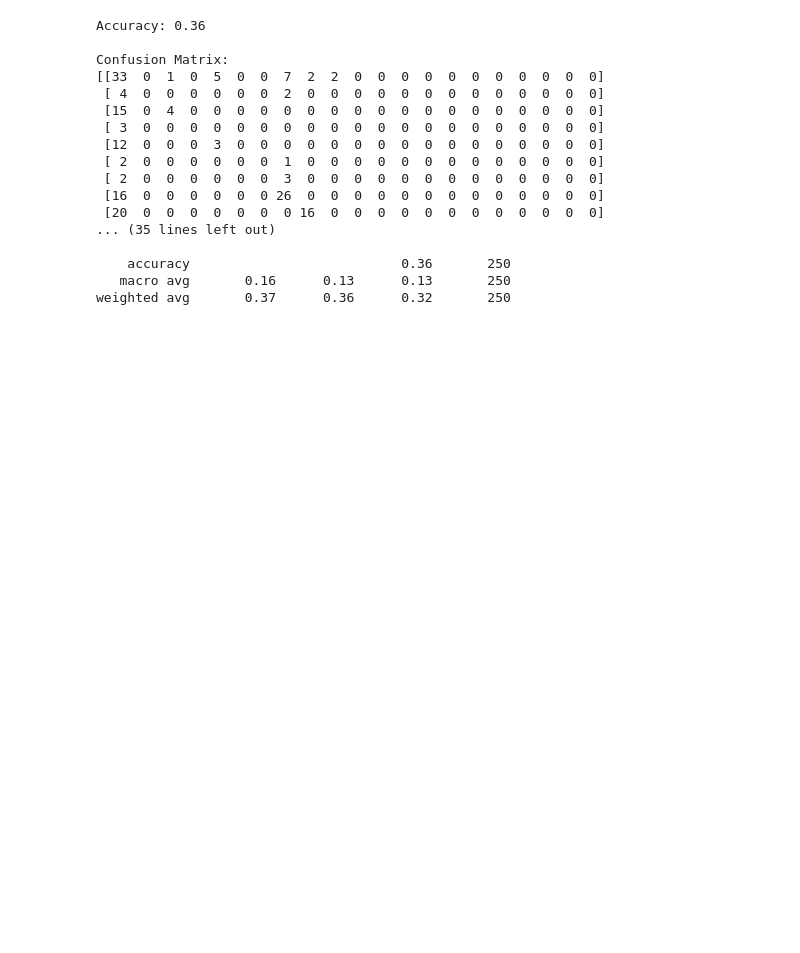
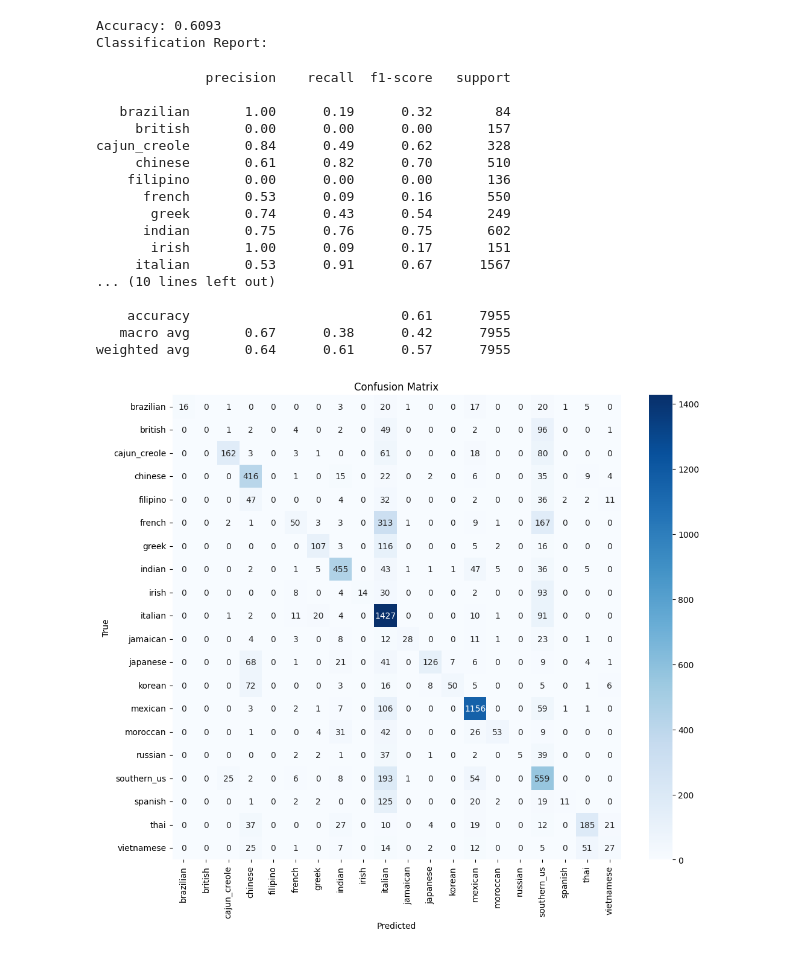
Before and after one commit to Tousty-Dzmitry/Belhard-HW, a Jupyter notebook: home_work_4/ hw.ipynb, the cells around one changed output. Cells and saved outputs as stored; diff of their text form; code cells hidden in the pictures; blank space fills up the shorter version.

```diff
--- a/home_work_4/ hw.ipynb
+++ b/home_work_4/ hw.ipynb
@@ -105,46 +49,58 @@ You should consider upgrading via the '/home/dzmitry/.pyenv/versions/3.10.0/bin/
 # %%
 # Классификатор CatBoostClassifier
 from catboost import CatBoostClassifier
 from sklearn.model_selection import train_test_split
 from sklearn.metrics import accuracy_score, classification_report, confusion_matrix
 
 
-
 # Создание и обучение классификатора CatBoost
-clf = CatBoostClassifier(iterations=100, learning_rate=0.1, depth=3, random_state=42, verbose=0)
+clf = CatBoostClassifier(
+    iterations=100,
+    learning_rate=0.1,
+    depth=3,
+    random_state=42,
+    verbose=0,
+)
 clf.fit(X_train, y_train)
 
-# Прогнозируем на тестовых данных
-y_pred = clf.predict(X_test)  # <- Исправлено: clf вместо model
+# Предсказания на валидации
+y_val_pred = clf.predict(X_val)
 
-# 1. Accuracy
-accuracy = accuracy_score(y_test, y_pred)
-print(f"Accuracy: {accuracy:.2f}")
+# Метрики
+print(f"Accuracy: {accuracy_score(y_val, y_val_pred):.4f}")
+print("Classification Report:")
+print(classification_report(y_val, y_val_pred))
 
-# 2. Матрица ошибок (Confusion Matrix)
-cm = confusion_matrix(y_test, y_pred)
-print("\nConfusion Matrix:")
-print(cm)
 
-print(classification_report(y_test, y_pred))
+# Матрица ошибок
+cm = confusion_matrix(y_val, y_val_pred, labels=clf.classes_)
+plt.figure(figsize=(12, 10))
+sns.heatmap(cm, xticklabels=clf.classes_, yticklabels=clf.classes_, annot=True, fmt='d', cmap='Blues')
+plt.xlabel('Predicted')
+plt.ylabel('True')
+plt.title('Confusion Matrix')
+plt.show()
 # %% [output]
-Accuracy: 0.36
-
-Confusion Matrix:
-[[33  0  1  0  5  0  0  7  2  2  0  0  0  0  0  0  0  0  0  0  0]
- [ 4  0  0  0  0  0  0  2  0  0  0  0  0  0  0  0  0  0  0  0  0]
- [15  0  4  0  0  0  0  0  0  0  0  0  0  0  0  0  0  0  0  0  0]
- [ 3  0  0  0  0  0  0  0  0  0  0  0  0  0  0  0  0  0  0  0  0]
- [12  0  0  0  3  0  0  0  0  0  0  0  0  0  0  0  0  0  0  0  0]
- [ 2  0  0  0  0  0  0  1  0  0  0  0  0  0  0  0  0  0  0  0  0]
- [ 2  0  0  0  0  0  0  3  0  0  0  0  0  0  0  0  0  0  0  0  0]
- [16  0  0  0  0  0  0 26  0  0  0  0  0  0  0  0  0  0  0  0  0]
- [20  0  0  0  0  0  0  0 16  0  0  0  0  0  0  0  0  0  0  0  0]
-... (35 lines left out)
-
-    accuracy                           0.36       250
-   macro avg       0.16      0.13      0.13       250
-weighted avg       0.37      0.36      0.32       250
+Accuracy: 0.6093
+Classification Report:
+              precision    recall  f1-score   support
+
+   brazilian       1.00      0.19      0.32        84
+     british       0.00      0.00      0.00       157
+cajun_creole       0.84      0.49      0.62       328
+     chinese       0.61      0.82      0.70       510
+    filipino       0.00      0.00      0.00       136
+      french       0.53      0.09      0.16       550
+       greek       0.74      0.43      0.54       249
+      indian       0.75      0.76      0.75       602
+       irish       1.00      0.09      0.17       151
+     italian       0.53      0.91      0.67      1567
+... (10 lines left out)
+
+    accuracy                           0.61      7955
+   macro avg       0.67      0.38      0.42      7955
+weighted avg       0.64      0.61      0.57      7955
+[figure, added]
 # %%
 # Классификатор ExtraTreesClassifier
 from sklearn.ensemble import ExtraTreesClassifier
```
Also changed, not shown: parts of 10 cells of this notebook, 10 other files.
